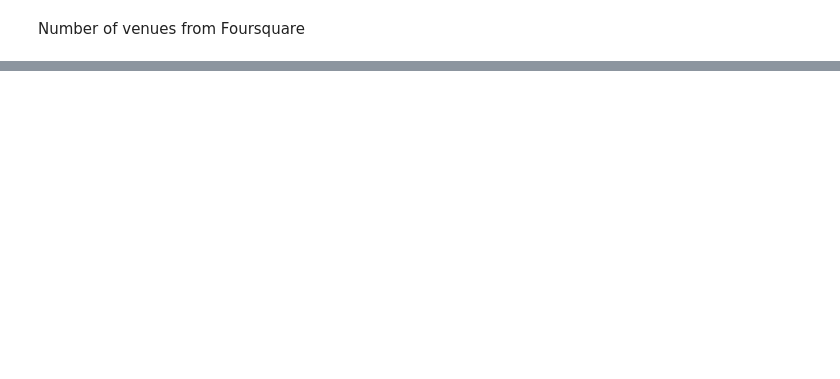
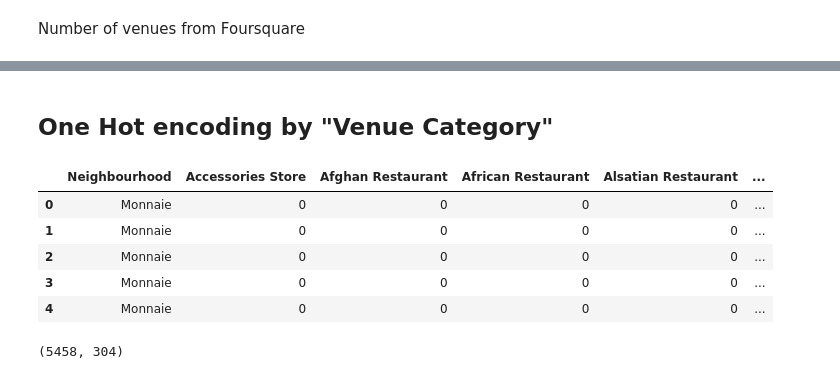
Before and after one commit to camoc/coursera_datascience_ibm, a Jupyter notebook: Capstone-Project-paris-neighborhood.ipynb, the cells around one changed output, grey strips where cells are left out. Drawn from its saved outputs; the diff is of its cells as text; code cells hidden in the pictures; blank space fills up the shorter version.

```diff
--- a/Capstone-Project-paris-neighborhood.ipynb
+++ b/Capstone-Project-paris-neighborhood.ipynb
@@ -262,0 +367,25 @@ print('{} venues were returned by Foursquare.'.format(nearby_venues.shape[0]))
+# %% [markdown]
+## One Hot encoding by "Venue Category"
+# %%
+# one hot encoding
+paris_onehot = pd.get_dummies(paris_venues[['Venue Category']], prefix="", prefix_sep="")
+# add neighborhood column back to dataframe
+paris_onehot['Neighbourhood'] = paris_venues['Neighbourhood']
+
+
+# move neighborhood column to the first column
+fixed_columns = [paris_onehot.columns[-1]] + list(paris_onehot.columns[:-1])
+paris_onehot = paris_onehot[fixed_columns]
+
+paris_onehot.head()
+# %% [output]
+|  | Neighbourhood | Accessories Store | Afghan Restaurant | African Restaurant | Alsatian Restaurant | ... |
+| 0 | Monnaie | 0 | 0 | 0 | 0 | ... |
+| 1 | Monnaie | 0 | 0 | 0 | 0 | ... |
+| 2 | Monnaie | 0 | 0 | 0 | 0 | ... |
+| 3 | Monnaie | 0 | 0 | 0 | 0 | ... |
+| 4 | Monnaie | 0 | 0 | 0 | 0 | ... |
+# %%
+paris_onehot.shape
+# %% [output]
+(5458, 304)
```
Also changed, not shown: parts of 19 cells of this notebook.
